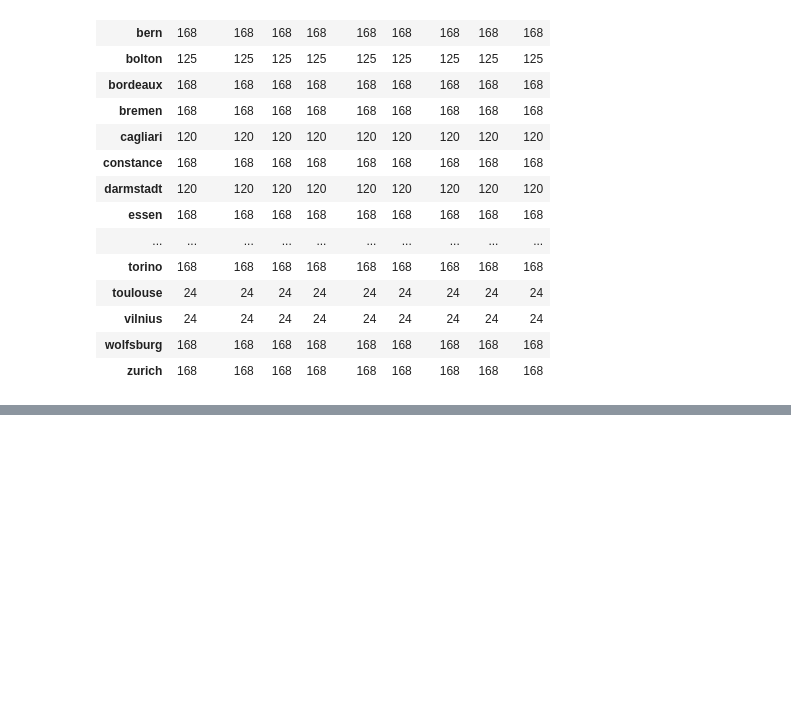
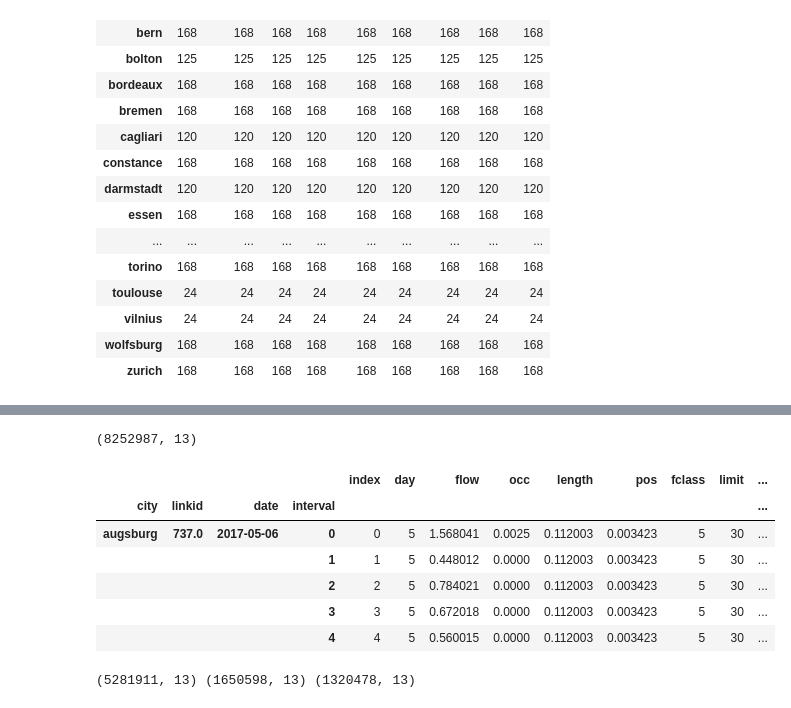
Before and after one commit to tanaynistala/traffic, a Jupyter notebook: clustering.ipynb, the cells around one changed output, grey strips where cells are left out. Cells and saved outputs as stored; diff of their text form; code cells hidden in the pictures; blank space fills up the shorter version.

```diff
--- a/clustering.ipynb
+++ b/clustering.ipynb
@@ -108,3 +109,8 @@ data_avg.groupby('city').count()
 | vilnius | 24 | 24 | 24 | 24 | 24 | 24 | 24 | 24 | 24 |
 | wolfsburg | 168 | 168 | 168 | 168 | 168 | 168 | 168 | 168 | 168 |
 | zurich | 168 | 168 | 168 | 168 | 168 | 168 | 168 | 168 | 168 |
+# %%
+cities = [ 'augsburg', 'basel', 'bern', 'bordeaux', 'bremen', 'constance', 'essen', 'hamburg', 'london', 'luzern', 'manchester', 'marseille', 'paris', 'speyer', 'strasbourg', 'torino', 'wolfsburg', 'zurich' ]
+
+data = data[data['city'].isin(cities)]
+data_avg = data_avg[data_avg['city'].isin(cities)]
@@ -110,0 +153,34 @@ data_avg.groupby('city').count()
+# %%
+# Add hour sin/cos and day sin/cos columns
+data['hour_sin'] = np.sin(2 * np.pi * data['interval'] / 24)
+data['hour_cos'] = np.cos(2 * np.pi * data['interval'] / 24)
+data['day_sin'] = np.sin(2 * np.pi * data['day'] / 7)
+data['day_cos'] = np.cos(2 * np.pi * data['day'] / 7)
+
+# Remove days without all 24 hours
+# data = data[data.groupby(['city', 'day'])['interval'].transform('count') == 24]
+# %%
+# Index by city and linkid
+data = data.reset_index().set_index(['city', 'linkid', 'date', 'interval'])
+
+print(data.shape)
+data.head()
+# %% [output]
+(8252987, 13)
+|  |  |  |  | index | day | flow | occ | length | pos | fclass | limit | ... |
+| city | linkid | date | interval |  |  |  |  |  |  |  |  | ... |
+| augsburg | 737.0 | 2017-05-06 | 0 | 0 | 5 | 1.568041 | 0.0025 | 0.112003 | 0.003423 | 5 | 30 | ... |
+|  |  |  | 1 | 1 | 5 | 0.448012 | 0.0000 | 0.112003 | 0.003423 | 5 | 30 | ... |
+|  |  |  | 2 | 2 | 5 | 0.784021 | 0.0000 | 0.112003 | 0.003423 | 5 | 30 | ... |
+|  |  |  | 3 | 3 | 5 | 0.672018 | 0.0000 | 0.112003 | 0.003423 | 5 | 30 | ... |
+|  |  |  | 4 | 4 | 5 | 0.560015 | 0.0000 | 0.112003 | 0.003423 | 5 | 30 | ... |
+# %%
+# Create a train/test/validation split
+from sklearn.model_selection import train_test_split
+
+train, test = train_test_split(data, test_size=0.2, shuffle=False)
+train, val = train_test_split(train, test_size=0.2, shuffle=False)
+
+print(train.shape, test.shape, val.shape)
+# %% [output]
+(5281911, 13) (1650598, 13) (1320478, 13)
```
Also changed, not shown: parts of 6 cells of this notebook.
